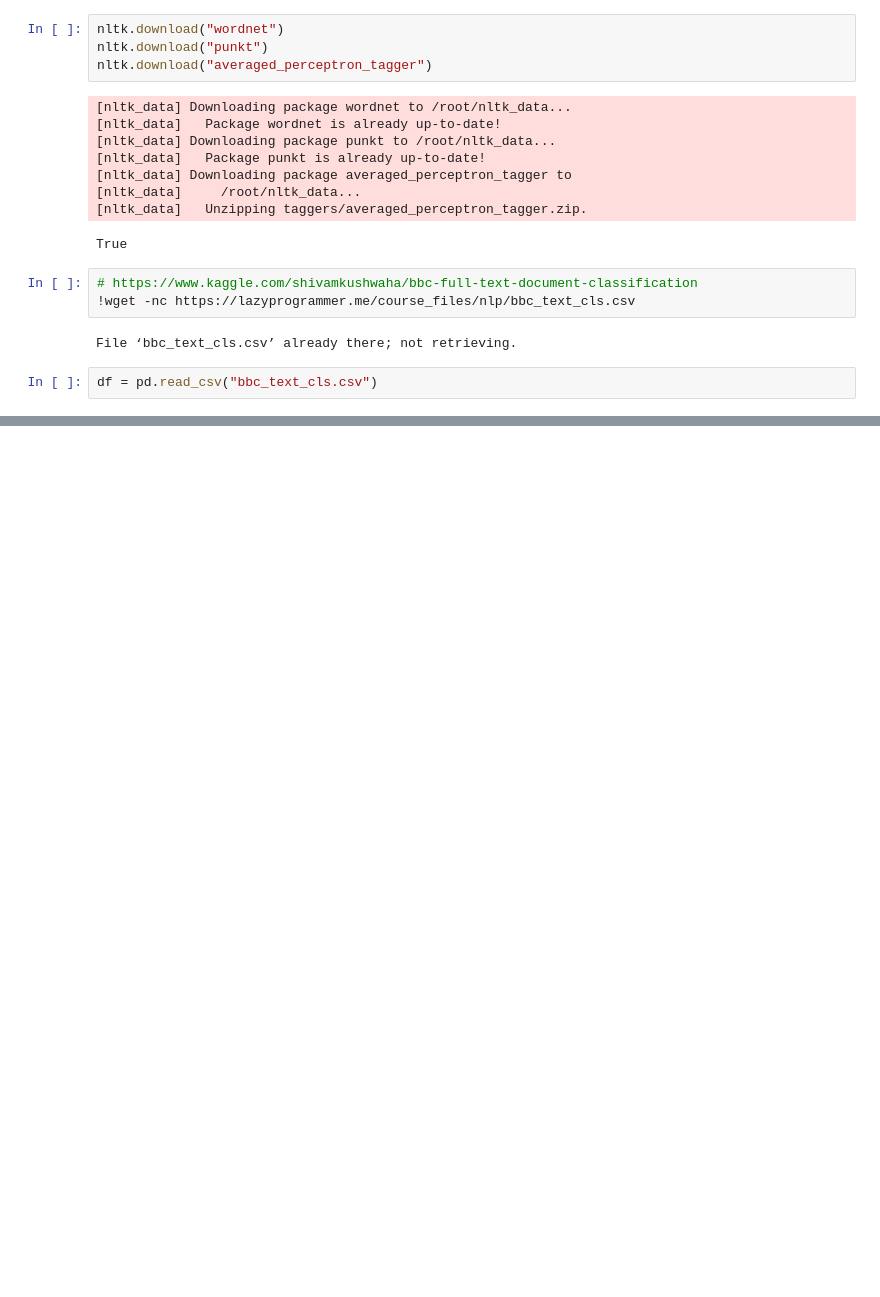
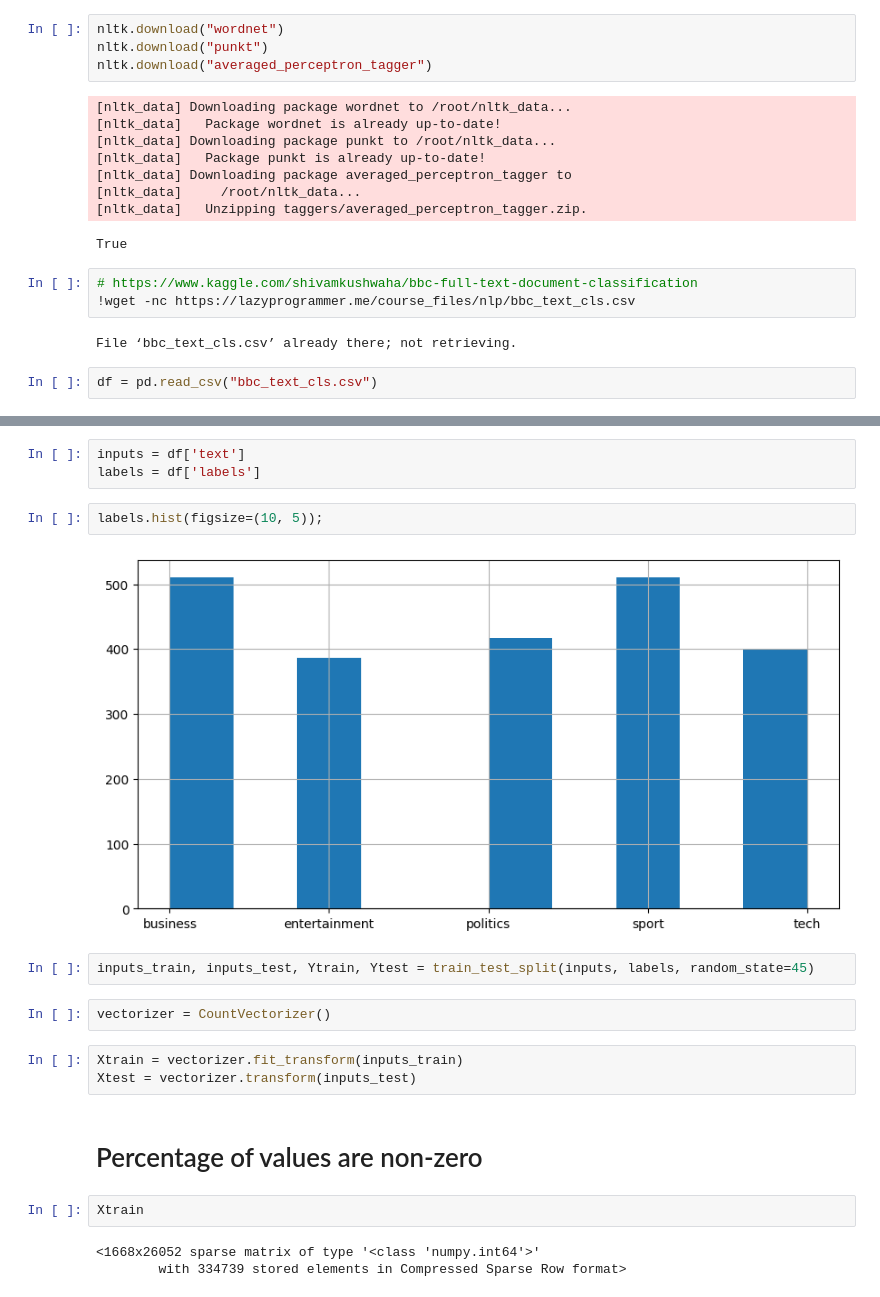
Before and after one commit to Iditc/NLP, a Jupyter notebook: Count_Vectorizer.ipynb, the cells around one changed output, grey strips where cells are left out. Cells and saved outputs as stored; diff of their text form; blank space fills up the shorter version.

Commit message:
add count vectorizer

```diff
--- a/Count_Vectorizer.ipynb
+++ b/Count_Vectorizer.ipynb
@@ -32,0 +42,21 @@ df = pd.read_csv("bbc_text_cls.csv")
+# %%
+inputs = df['text']
+labels = df['labels']
+# %%
+labels.hist(figsize=(10, 5));
+# %% [output]
+[figure, added]
+# %%
+inputs_train, inputs_test, Ytrain, Ytest = train_test_split(inputs, labels, random_state=45)
+# %%
+vectorizer = CountVectorizer()
+# %%
+Xtrain = vectorizer.fit_transform(inputs_train)
+Xtest = vectorizer.transform(inputs_test)
+# %% [markdown]
+# Percentage of values are non-zero
+# %%
+Xtrain
+# %% [output]
+<1668x26052 sparse matrix of type '<class 'numpy.int64'>'
+        with 334739 stored elements in Compressed Sparse Row format>
```
Also changed, not shown: parts of 15 cells of this notebook.
